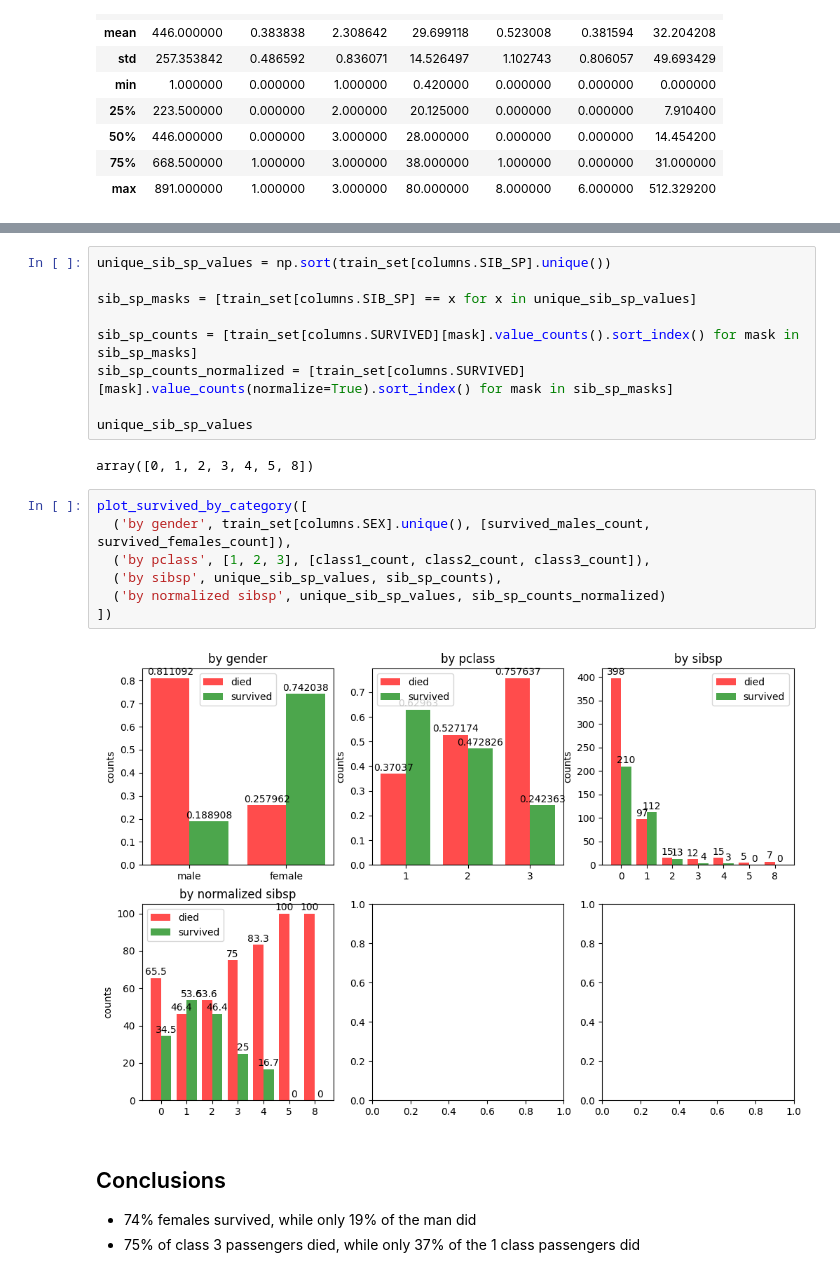
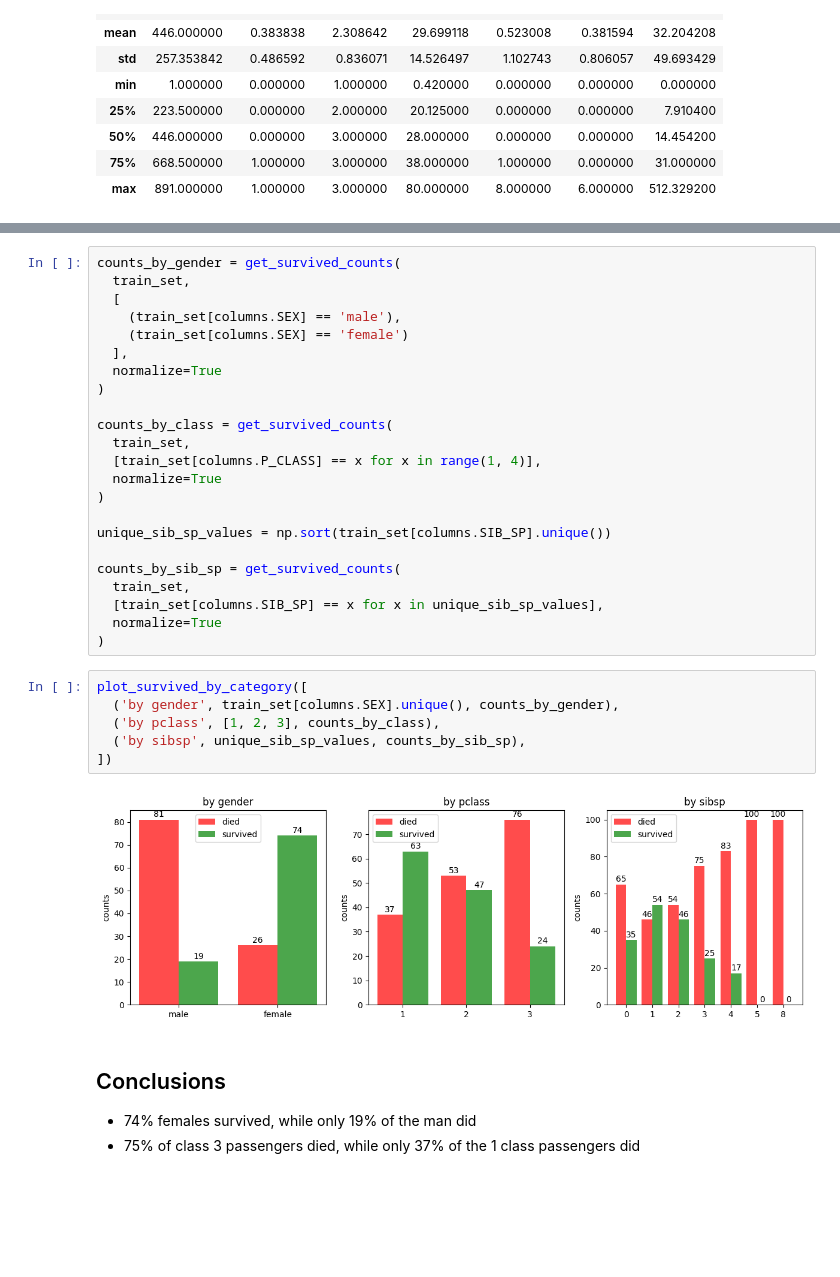
Before and after one commit to el-mike/ml-shenanigans, a Jupyter notebook: titanic/data_explorer.ipynb, the cells around one changed output, grey strips where cells are left out. Drawn from its saved outputs; the diff is of its cells as text; blank space fills up the shorter version.

Commit message:
feat: survived by condition selector, survived plot function improvements

```diff
--- a/titanic/data_explorer.ipynb
+++ b/titanic/data_explorer.ipynb
@@ -89,23 +54,34 @@ class3_count = train_set[columns.SURVIVED][class3_mask].value_counts(normalize=T
-# %%
-unique_sib_sp_values = np.sort(train_set[columns.SIB_SP].unique())
-
-sib_sp_masks = [train_set[columns.SIB_SP] == x for x in unique_sib_sp_values]
-
-sib_sp_counts = [train_set[columns.SURVIVED][mask].value_counts().sort_index() for mask in sib_sp_masks]
-sib_sp_counts_normalized = [train_set[columns.SURVIVED][mask].value_counts(normalize=True).sort_index() for mask in sib_sp_masks]
-
-unique_sib_sp_values
-# %% [output]
-array([0, 1, 2, 3, 4, 5, 8])
+# %%
+counts_by_gender = get_survived_counts(
+  train_set,
+  [
+    (train_set[columns.SEX] == 'male'),
+    (train_set[columns.SEX] == 'female')
+  ],
+  normalize=True
+)
+
+counts_by_class = get_survived_counts(
+  train_set,
+  [train_set[columns.P_CLASS] == x for x in range(1, 4)],
+  normalize=True
+)
+
+unique_sib_sp_values = np.sort(train_set[columns.SIB_SP].unique())
+
+counts_by_sib_sp = get_survived_counts(
+  train_set,
+  [train_set[columns.SIB_SP] == x for x in unique_sib_sp_values],
+  normalize=True
+)
 # %%
 plot_survived_by_category([
-  ('by gender', train_set[columns.SEX].unique(), [survived_males_count, survived_females_count]),
-  ('by pclass', [1, 2, 3], [class1_count, class2_count, class3_count]),
-  ('by sibsp', unique_sib_sp_values, sib_sp_counts),
-  ('by normalized sibsp', unique_sib_sp_values, sib_sp_counts_normalized)
+  ('by gender', train_set[columns.SEX].unique(), counts_by_gender),
+  ('by pclass', [1, 2, 3], counts_by_class),
+  ('by sibsp', unique_sib_sp_values, counts_by_sib_sp),
 ])
 # %% [output]
-[figure, old version]
+[figure, new version]
 # %% [markdown]
 ## Conclusions
 - 74% females survived, while only 19% of the man did
```
Also changed, not shown: parts of 4 cells of this notebook, 5 other files.
